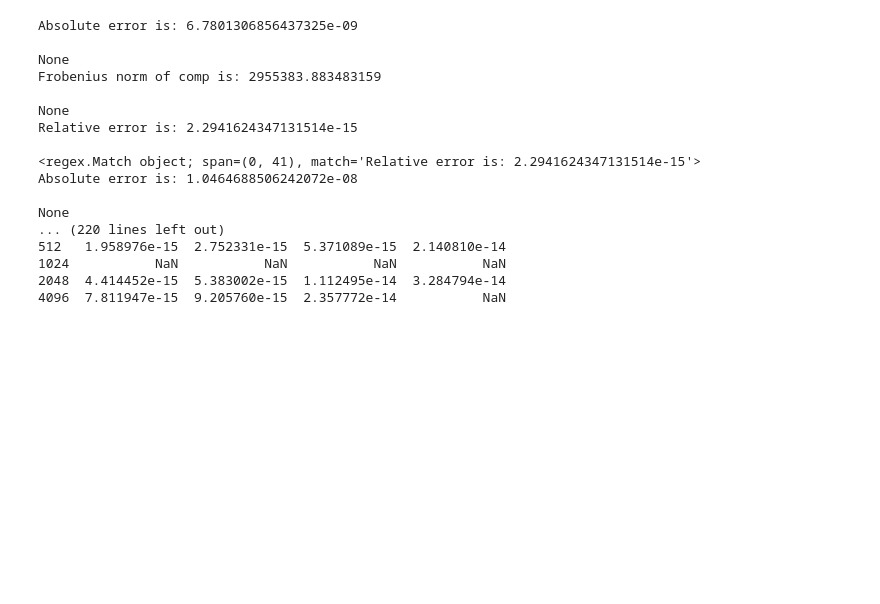
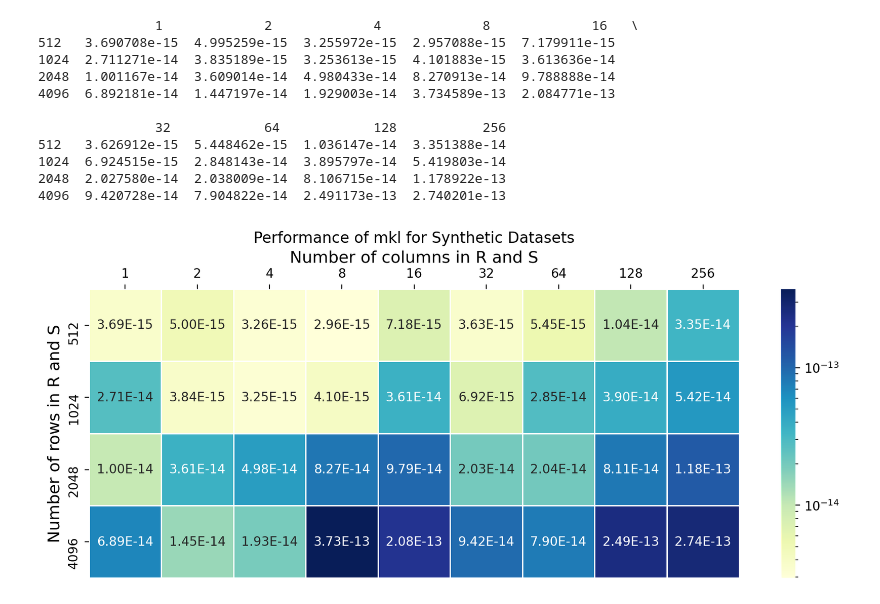
Before and after one commit to Sigmod2022ReproFigaro/figaro-VLDBJ, a Jupyter notebook: scripts/jupyter_notebooks/accuracy_synthetic.ipynb, the cells around one changed output. Cells and saved outputs as stored; diff of their text form; code cells hidden in the pictures; blank space fills up the shorter version.

Commit message:
1. Added jupyter notebok plot generation for synthetic dataset Cartesian product.

```diff
--- a/scripts/jupyter_notebooks/accuracy_synthetic.ipynb
+++ b/scripts/jupyter_notebooks/accuracy_synthetic.ipynb
@@ -22,7 +22,7 @@ row_nums = [512, 1024, 2048, 4096]
 column_nums = [1, 2, 4, 8, 16, 32, 64, 128, 256]
 row_col_nums = []
 
-skip_dbs = {"mkl": [11, 12, 13, 14, 15, 16, 17, 18, 19, 20], "figaro": []}
+skip_dbs = {"mkl": [], "figaro": []}
 join_order = "FullJoin"
 #skip_dbs = {"mkl": [12, 15, 16, 18, 19, 20], "figaro": []}
 
@@ -42,7 +42,7 @@ for exp_name in exp_names:
     gather_times_path = os.path.join(accur_path, txt_name)
 
 
-    for db_idx, db_num in enumerate(range(1, 36)):
+    for db_idx, db_num in enumerate(range(1, 37)):
         db_name = "DBCartesianProductAccuracy{}".format(db_num)
         if db_num in skip_dbs[exp_name]:
             continue
@@ -51,34 +51,59 @@ for exp_name in exp_names:
         # Writng header files
         row_num = row_col_nums[db_idx][0]
         col_num = row_col_nums[db_idx][1]
+        #print("{} {}".format(row_num, col_num))
+        match_exists = False
         with open(path_txt, 'r') as file_accur:
             for line in file_accur:
-                print(line)
+                #print(line)
                 match = rx.search(line)
-                print(match)
+                #print(match)
                 if match:
+                    match_exists = True
                     relative_error = float(match.group(1))
+                    #print(relative_error)
+                    df_measurement.at[row_num, col_num] = relative_error
 
-        df_measurement.at[row_num, col_num] = relative_error
+        if not match_exists:
+            print("ERROR: {} {}".format(row_num, col_num))
 
     df_measurement = df_measurement.astype(float)
-    print(df_measurement)
     df_measurement_exps[exp_name] = df_measurement
+
+print(df_measurement)
 # %% [output]
-Absolute error is: 6.7801306856437325e-09
+               1             2             4             8             16   \
+512   3.690708e-15  4.995259e-15  3.255972e-15  2.957088e-15  7.179911e-15
+1024  2.711271e-14  3.835189e-15  3.253613e-15  4.101883e-15  3.613636e-14
+2048  1.001167e-14  3.609014e-14  4.980433e-14  8.270913e-14  9.788888e-14
+4096  6.892181e-14  1.447197e-14  1.929003e-14  3.734589e-13  2.084771e-13
 
-None
-Frobenius norm of comp is: 2955383.883483159
-
-None
-Relative error is: 2.2941624347131514e-15
-
-<regex.Match object; span=(0, 41), match='Relative error is: 2.2941624347131514e-15'>
-Absolute error is: 1.0464688506242072e-08
-
-None
-... (220 lines left out)
-512   1.958976e-15  2.752331e-15  5.371089e-15  2.140810e-14
-1024           NaN           NaN           NaN           NaN
-2048  4.414452e-15  5.383002e-15  1.112495e-14  3.284794e-14
-4096  7.811947e-15  9.205760e-15  2.357772e-14           NaN
+               32            64            128           256
+512   3.626912e-15  5.448462e-15  1.036147e-14  3.351388e-14
+1024  6.924515e-15  2.848143e-14  3.895797e-14  5.419803e-14
+2048  2.027580e-14  2.038009e-14  8.106715e-14  1.178922e-13
+4096  9.420728e-14  7.904822e-14  2.491173e-13  2.740201e-13
+# %%
+import seaborn as sns
+from matplotlib.colors import LogNorm
+import matplotlib.pyplot as plt
+
+x_label = "Number of rows in R and S"
+y_label = "Number of columns in R and S"
+
+for exp_name in exp_names:
+    plt.figure(exp_name, figsize=(10, 4), dpi=200)
+    df_measurement = df_measurement_exps[exp_name]
+    ax = sns.heatmap(df_measurement, linewidth=0.5, annot=True, fmt='.2E', cmap="YlGnBu", norm=LogNorm(), square=True)
+
+    ax.set_ylabel(x_label, fontsize=13)
+    ax.set_xlabel(y_label, fontsize=13)
+    ax.set_title("Performance of {} for Synthetic Datasets".format(exp_name), fontsize=12)
+    ax.xaxis.set_ticks_position('top')
+    ax.xaxis.set_label_position("top")
+    plt.savefig("exp1syn{}.pdf".format(exp_name),bbox_inches='tight')
+
+plt.tight_layout()
+plt.show()
+# %% [output]
+[figure, added]
```
